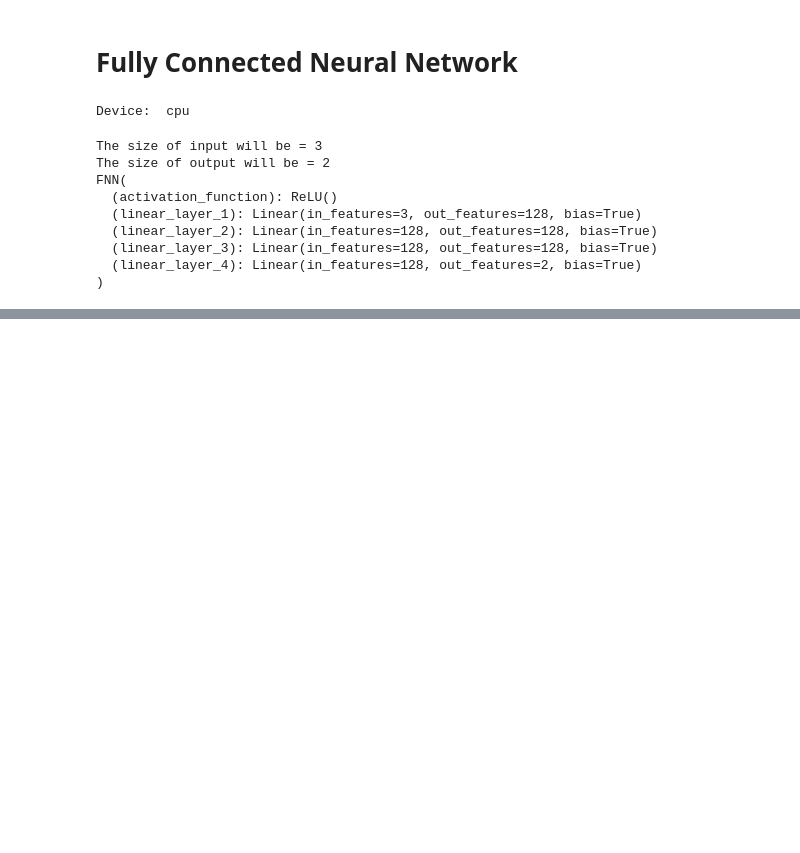
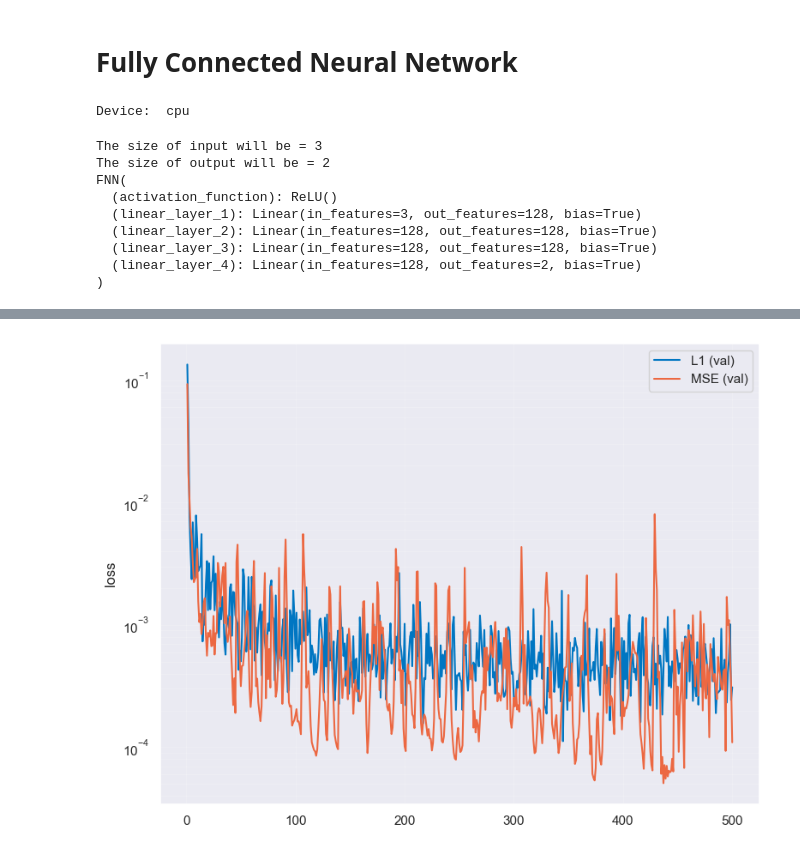
Before and after one commit to danielagocs/CEGM2003-BEAM-Project-2025-26, a Jupyter notebook: FNN/FNN_optuna.ipynb, the cells around one changed output, grey strips where cells are left out. Saved outputs shown, nothing was run; the diff lists cells and outputs as text; code cells hidden in the pictures; blank space fills up the shorter version.

```diff
--- a/FNN/FNN_optuna.ipynb
+++ b/FNN/FNN_optuna.ipynb
@@ -804,0 +572,34 @@ u_MAPE_%: 6.2867
+# %%
+# Compare loss histories: L1 vs MSE (and their difference)
+import numpy as np
+import matplotlib.pyplot as plt
+
+curve = "val"  # "val" or "train"
+
+required = [
+    "train_curve_L1", "val_curve_L1",
+    "train_curve_MSE", "val_curve_MSE",
+]
+
+l1 = val_curve_L1 if curve == "val" else train_curve_L1
+mse = val_curve_MSE if curve == "val" else train_curve_MSE
+
+n = min(len(l1), len(mse))
+
+l1 = np.asarray(l1[:n], dtype=float)
+mse = np.asarray(mse[:n], dtype=float)
+epochs = np.arange(1, n + 1)
+
+fig, ax = plt.subplots(1, 1, figsize=(8, 6), sharex=True)
+
+ax.plot(epochs, l1**2, label=f"L1 ({curve})")
+ax.plot(epochs, mse, label=f"MSE ({curve})")
+ax.set_yscale("log")
+ax.set_ylabel("loss")
+ax.grid(True, which="both", alpha=0.2)
+ax.legend()
+
+plt.tight_layout()
+plt.show()
+# %% [output]
+[figure, added]
```
Also changed, not shown: parts of 8 cells of this notebook, 3 other files.
